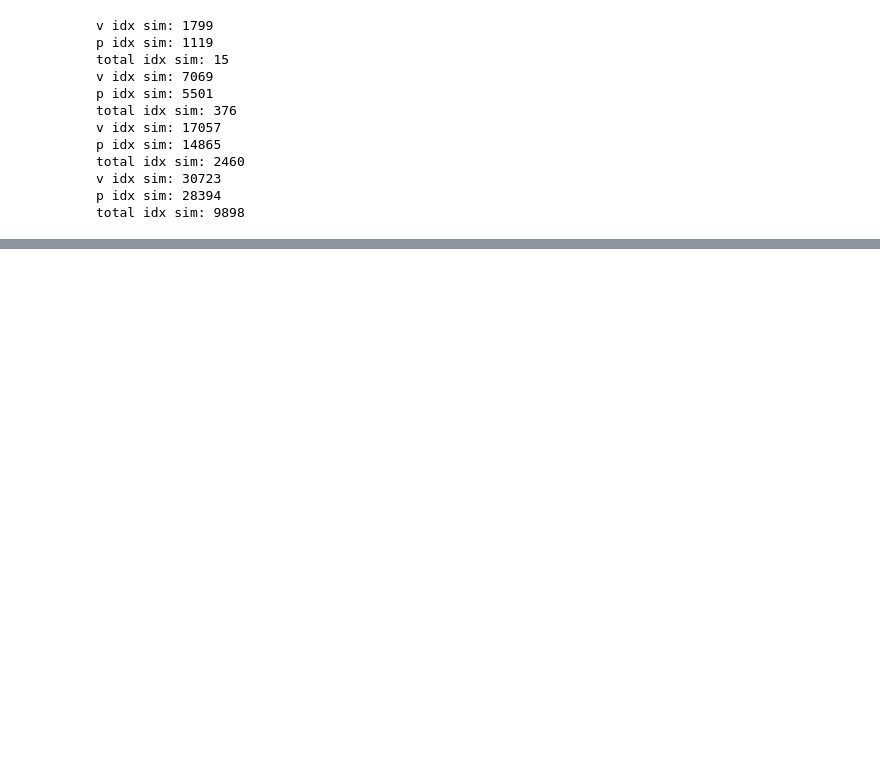
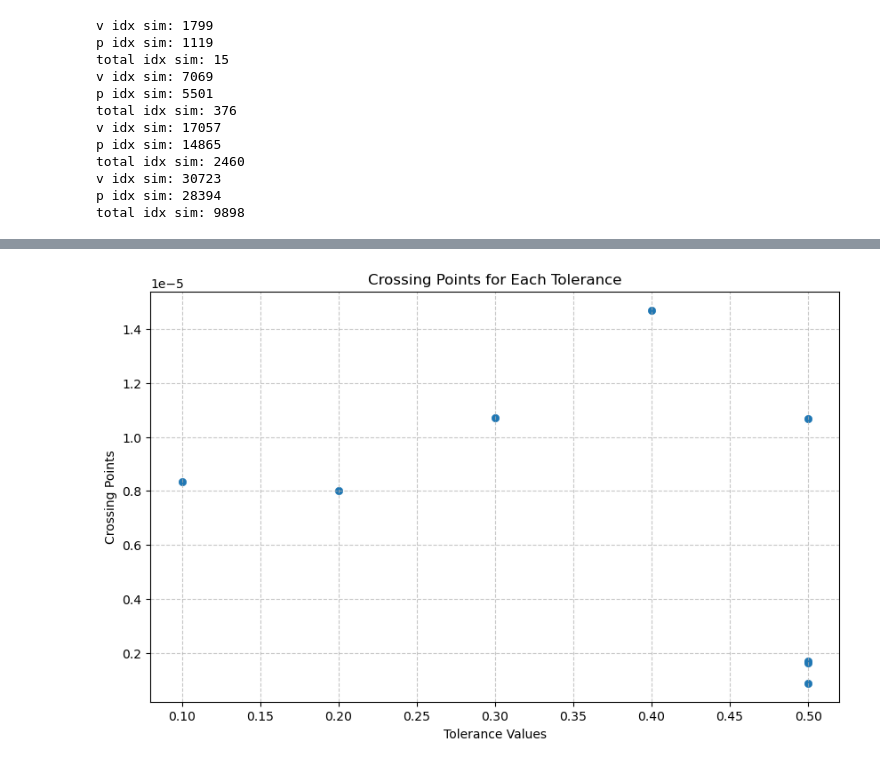
Before and after one commit to mcthumann/Brownian_Data_Analysis, a Jupyter notebook: scripts/Analytical_Simulation_Data_Trio.ipynb, the cells around one changed output, grey strips where cells are left out. Cells and saved outputs as stored; diff of their text form; code cells hidden in the pictures; blank space fills up the shorter version.

```diff
--- a/scripts/Analytical_Simulation_Data_Trio.ipynb
+++ b/scripts/Analytical_Simulation_Data_Trio.ipynb
@@ -382,0 +440,27 @@ plt.show()
+# %%
+
+x_values = []
+y_values = []
+
+for i, tol in enumerate(tols):
+    # For each tolerance, repeat the tol value for each crossing
+    num_crossings = len(crossings_for_tols[i])
+    x_values.extend([tol] * num_crossings)  # Repeat tol for each crossing
+    y_values.extend(crossings_for_tols[i])   # Add all crossings as y-values
+
+# Create the scatter plot
+plt.figure(figsize=(10, 6))
+plt.scatter(x_values, y_values, linewidth=0.5)
+
+# Customize the plot
+plt.xlabel('Tolerance Values')
+plt.ylabel('Crossing Points')
+plt.title('Crossing Points for Each Tolerance')
+plt.grid(True, linestyle='--', alpha=0.7)
+
+# Optional: Use log scale if tolerance values vary widely
+# plt.xscale('log')
+# plt.ylim( bottom = .5E-5)
+plt.show()
+# %% [output]
+[figure, added]
```
Also changed, not shown: parts of 6 cells of this notebook.
